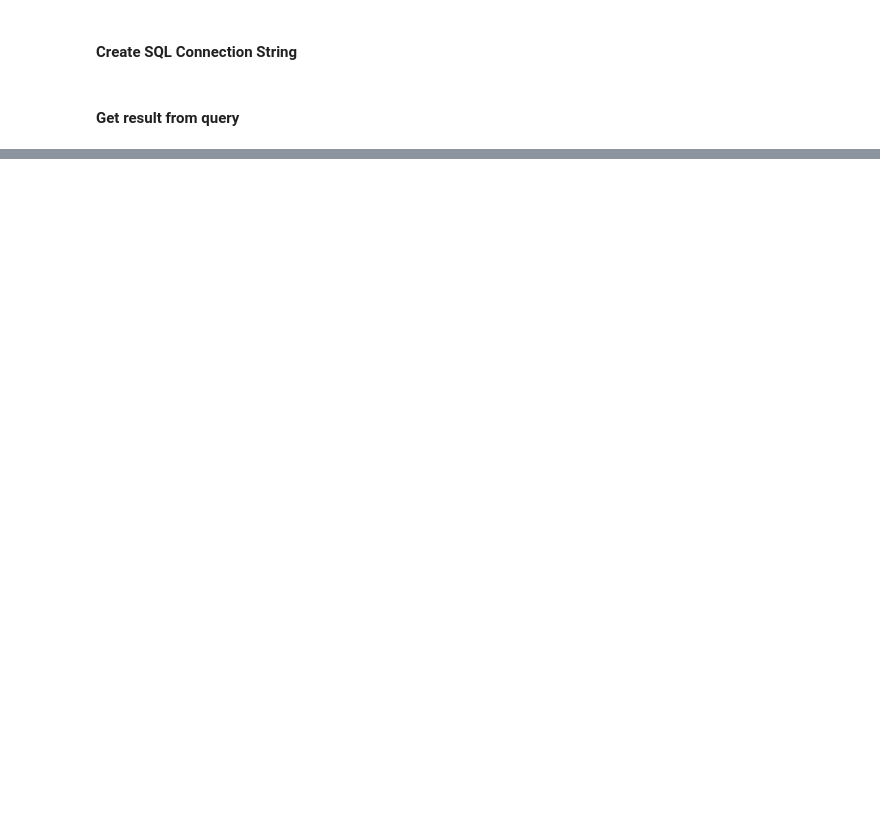
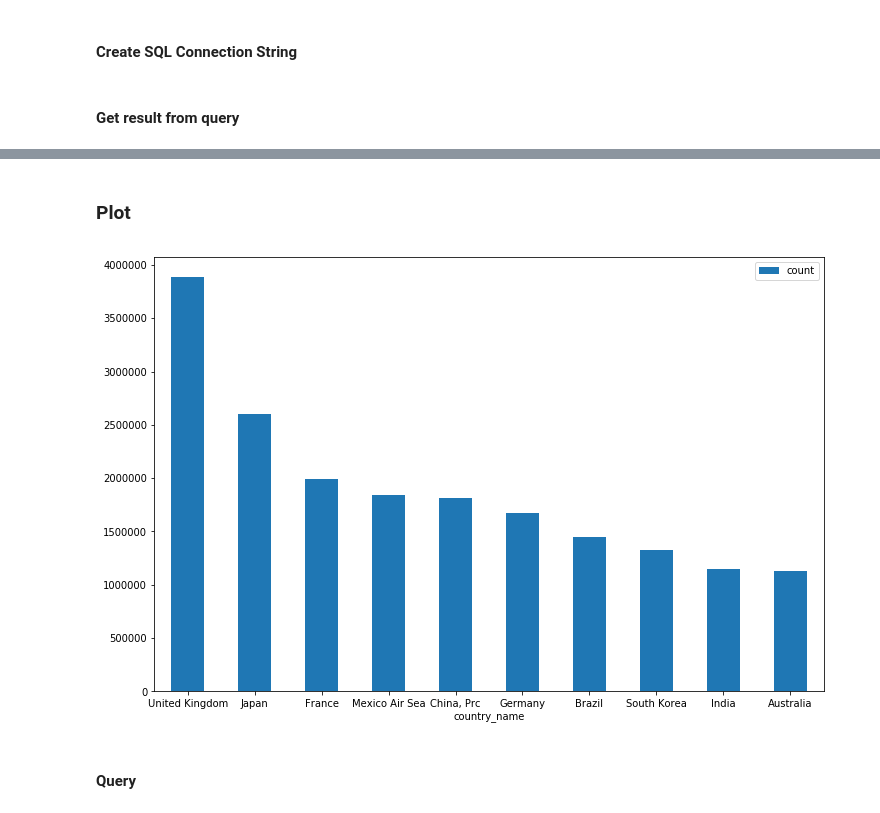
Before and after one commit to supratim94336/DataEngineeringCapstoneProject, a Jupyter notebook: Tester.ipynb, the cells around one changed output, grey strips where cells are left out. Cells and saved outputs as stored; diff of their text form; code cells hidden in the pictures; blank space fills up the shorter version.

Commit message:
graphs added

```diff
--- a/Tester.ipynb
+++ b/Tester.ipynb
@@ -60,0 +80,10 @@ test = pd.read_sql_query(test_query, redshift_engine)
+# %%
+# number of people coming from different countries
+query = """
+SELECT top 10 SUBSTRING(b.country_name, 0, 15) as country_name, COUNT(cicid) as count
+FROM project.immigration a INNER JOIN project.i94res b ON a.i94res=b.country_code
+GROUP BY b.country_name
+ORDER BY COUNT(cicid) DESC
+"""
+df = pr.redshift_to_pandas(query)
+df
@@ -60,0 +102,9 @@ test = pd.read_sql_query(test_query, redshift_engine)
+# %% [markdown]
+### Plot
+# %%
+df.plot.bar(x='country_name', y='count', figsize=(12,8), rot=0)
+plt.show()
+# %% [output]
+[figure, added]
+# %% [markdown]
+#### Query
```
Also changed, not shown: parts of 25 cells of this notebook, 11 other files.
